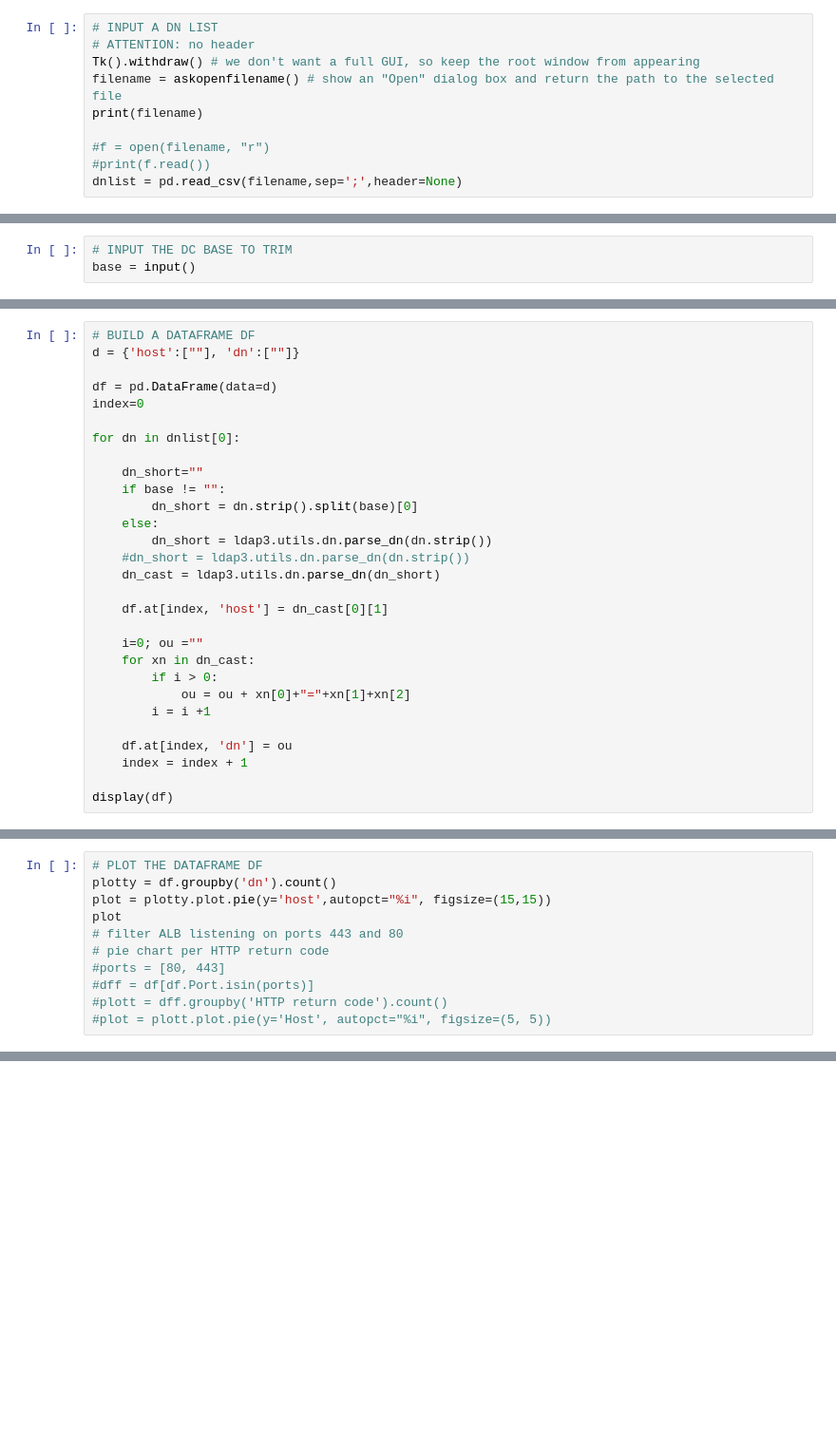
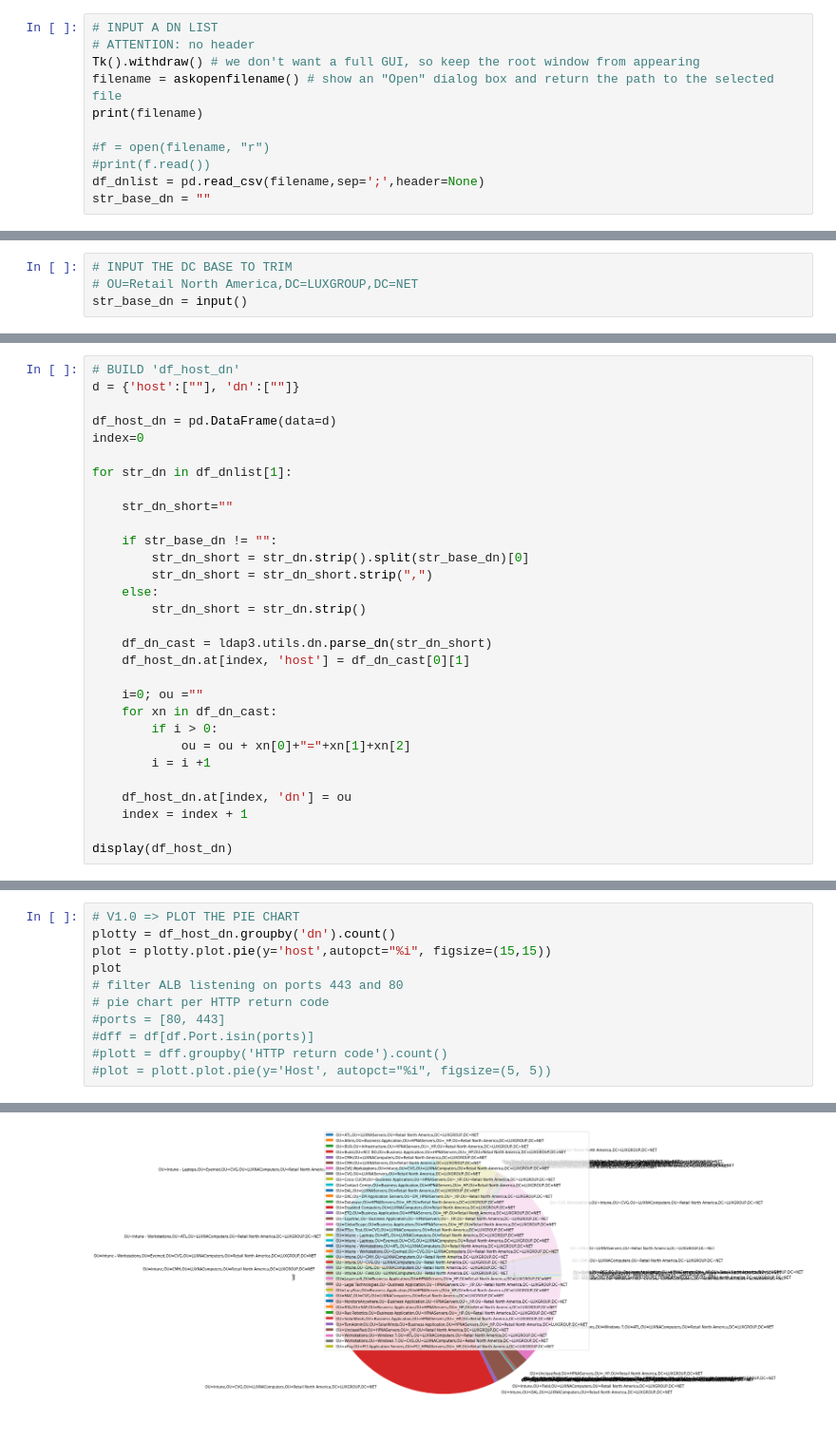
Before and after one commit to jomivz/jomivz.github.io, a Jupyter notebook: playbook/pen_enum_computers_ou_piechart.ipynb, the cells around one changed output, grey strips where cells are left out. Shown: that part at 95% size. Drawn from its saved outputs; the diff is of its cells as text; blank space fills up the shorter version.

```diff
--- a/playbook/pen_enum_computers_ou_piechart.ipynb
+++ b/playbook/pen_enum_computers_ou_piechart.ipynb
@@ -21,4 +17,5 @@ print(filename)
 
 #f = open(filename, "r")
 #print(f.read())
-dnlist = pd.read_csv(filename,sep=';',header=None)
+df_dnlist = pd.read_csv(filename,sep=';',header=None)
+str_base_dn = ""
@@ -25,3 +24,4 @@ dnlist = pd.read_csv(filename,sep=';',header=None)
 # %%
 # INPUT THE DC BASE TO TRIM
-base = input()
+# OU=Retail North America,DC=LUXGROUP,DC=NET
+str_base_dn = input()
@@ -28,29 +32,30 @@ base = input()
 # %%
-# BUILD A DATAFRAME DF
+# BUILD 'df_host_dn'
 d = {'host':[""], 'dn':[""]}
 
-df = pd.DataFrame(data=d)
+df_host_dn = pd.DataFrame(data=d)
 index=0
 
-for dn in dnlist[0]:
+for str_dn in df_dnlist[1]:
 
-    dn_short=""
-    if base != "":
-        dn_short = dn.strip().split(base)[0]
+    str_dn_short=""
+
+    if str_base_dn != "":
+        str_dn_short = str_dn.strip().split(str_base_dn)[0]
+        str_dn_short = str_dn_short.strip(",")
     else:
-        dn_short = ldap3.utils.dn.parse_dn(dn.strip())
-    #dn_short = ldap3.utils.dn.parse_dn(dn.strip())
-    dn_cast = ldap3.utils.dn.parse_dn(dn_short)
+        str_dn_short = str_dn.strip()
 
-    df.at[index, 'host'] = dn_cast[0][1]
+    df_dn_cast = ldap3.utils.dn.parse_dn(str_dn_short)
+    df_host_dn.at[index, 'host'] = df_dn_cast[0][1]
 
     i=0; ou =""
-    for xn in dn_cast:
+    for xn in df_dn_cast:
         if i > 0:
             ou = ou + xn[0]+"="+xn[1]+xn[2]
         i = i +1
 
-    df.at[index, 'dn'] = ou
+    df_host_dn.at[index, 'dn'] = ou
     index = index + 1
 
-display(df)
+display(df_host_dn)
@@ -57,6 +76,6 @@ display(df)
 # %%
-# PLOT THE DATAFRAME DF
-plotty = df.groupby('dn').count()
+# V1.0 => PLOT THE PIE CHART
+plotty = df_host_dn.groupby('dn').count()
 plot = plotty.plot.pie(y='host',autopct="%i", figsize=(15,15))
 plot
 # filter ALB listening on ports 443 and 80
@@ -65,3 +84,4 @@ plot
 #dff = df[df.Port.isin(ports)]
 #plott = dff.groupby('HTTP return code').count()
 #plot = plott.plot.pie(y='Host', autopct="%i", figsize=(5, 5))
+# %% [output]
@@ -67,0 +89 @@ plot
+[figure, added]
```
Also changed, not shown: parts of 11 cells of this notebook, 5 other files.
